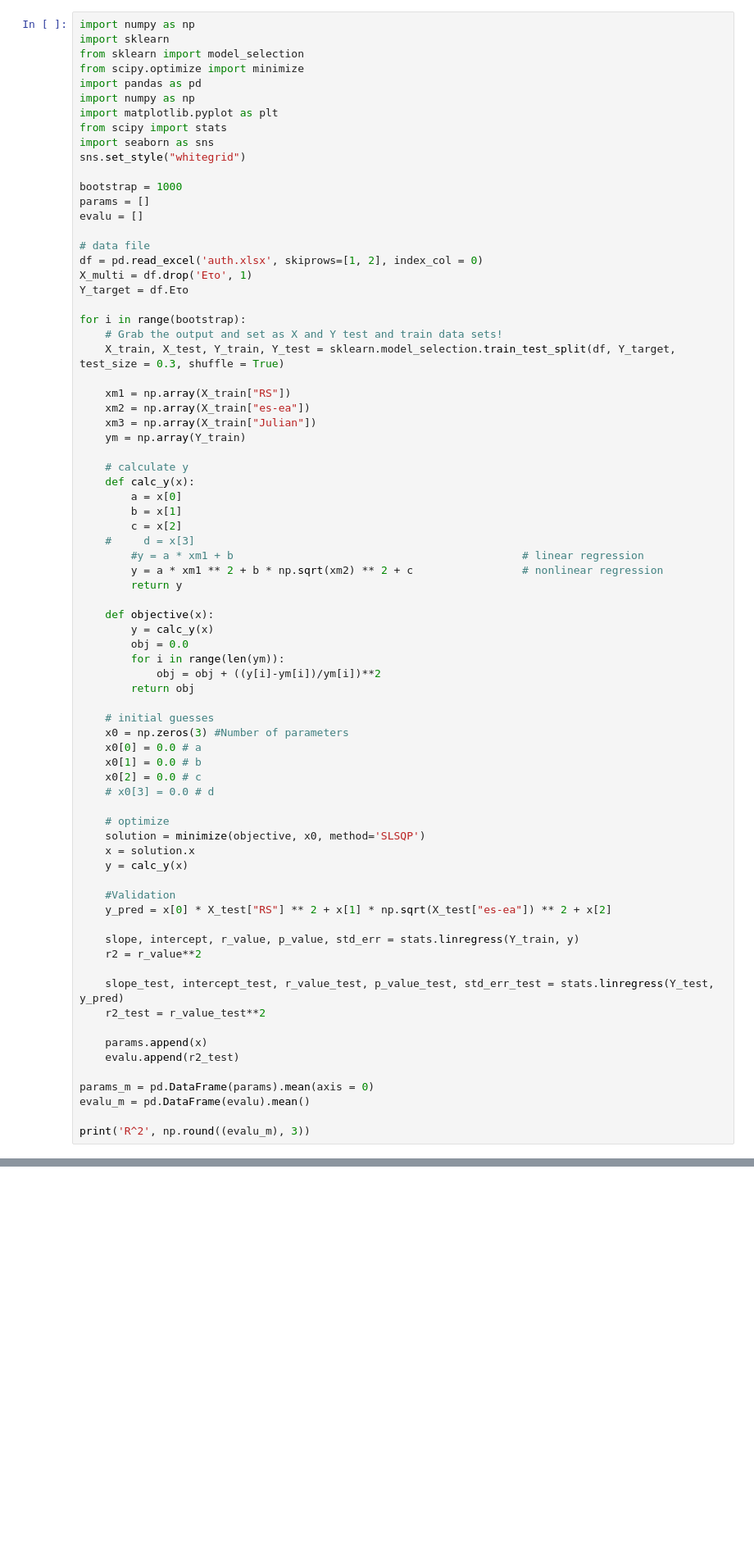
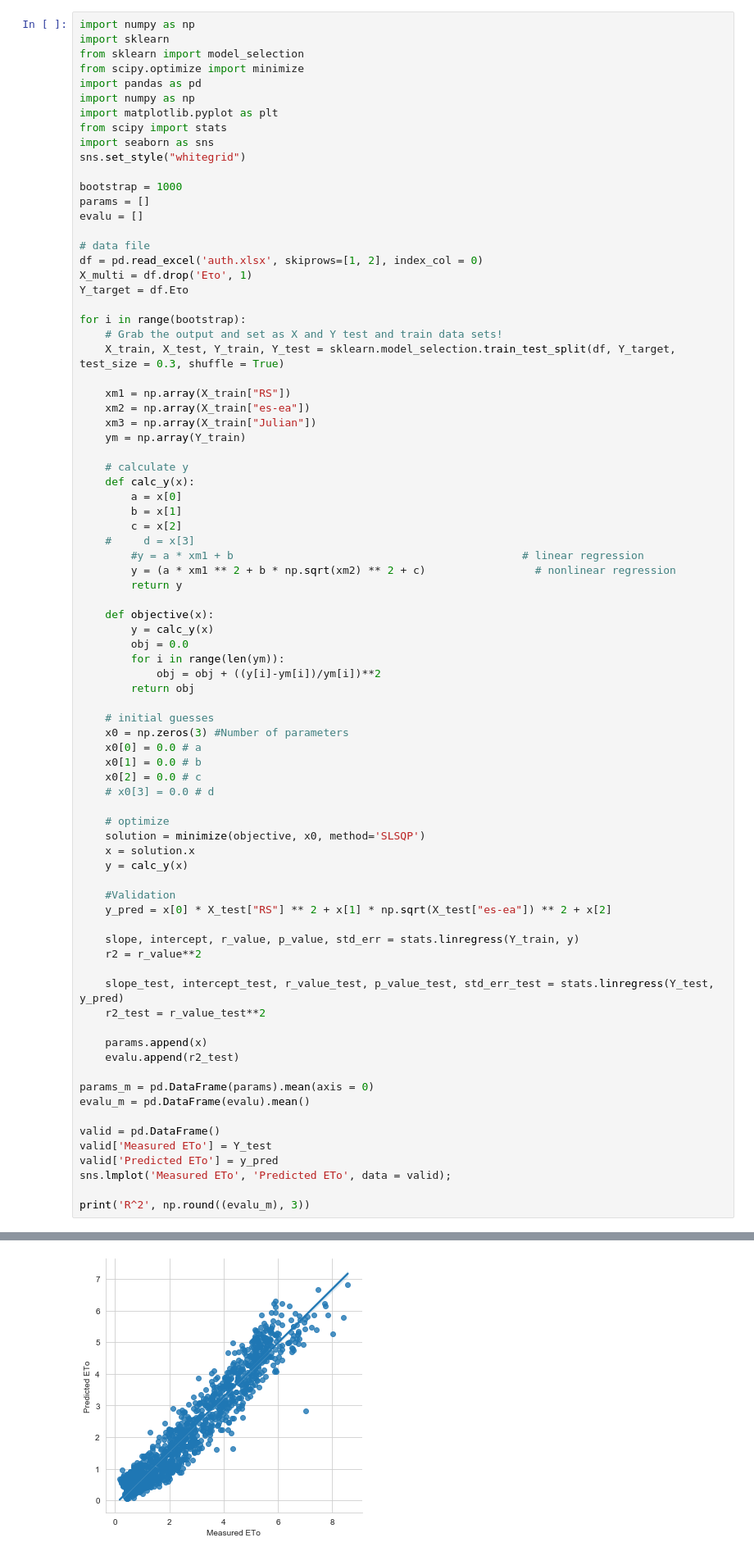
Before and after one commit to touldimos/Python_Modules, a Jupyter notebook: NLR - Bootstrap.ipynb, the cells around one changed output, grey strips where cells are left out. Shown: that part at 82% size. Saved outputs shown, nothing was run; the diff lists cells and outputs as text; blank space fills up the shorter version.

```diff
--- a/NLR - Bootstrap.ipynb
+++ b/NLR - Bootstrap.ipynb
@@ -66,7 +66,7 @@ for i in range(bootstrap):
         c = x[2]
     #     d = x[3]
         #y = a * xm1 + b                                             # linear regression
-        y = a * xm1 ** 2 + b * np.sqrt(xm2) ** 2 + c                 # nonlinear regression
+        y = (a * xm1 ** 2 + b * np.sqrt(xm2) ** 2 + c)                 # nonlinear regression
         return y
 
     def objective(x):
@@ -103,5 +103,10 @@ for i in range(bootstrap):
 params_m = pd.DataFrame(params).mean(axis = 0)
 evalu_m = pd.DataFrame(evalu).mean()
 
+valid = pd.DataFrame()
+valid['Measured ETo'] = Y_test
+valid['Predicted ETo'] = y_pred
+sns.lmplot('Measured ETo', 'Predicted ETo', data = valid);
+
 print('R^2', np.round((evalu_m), 3))
 # %% [output]
@@ -109 +114,2 @@ R^2 0    0.920756
 dtype: float64
+[figure, added]
```
Also changed, not shown: parts of 3 cells of this notebook.
